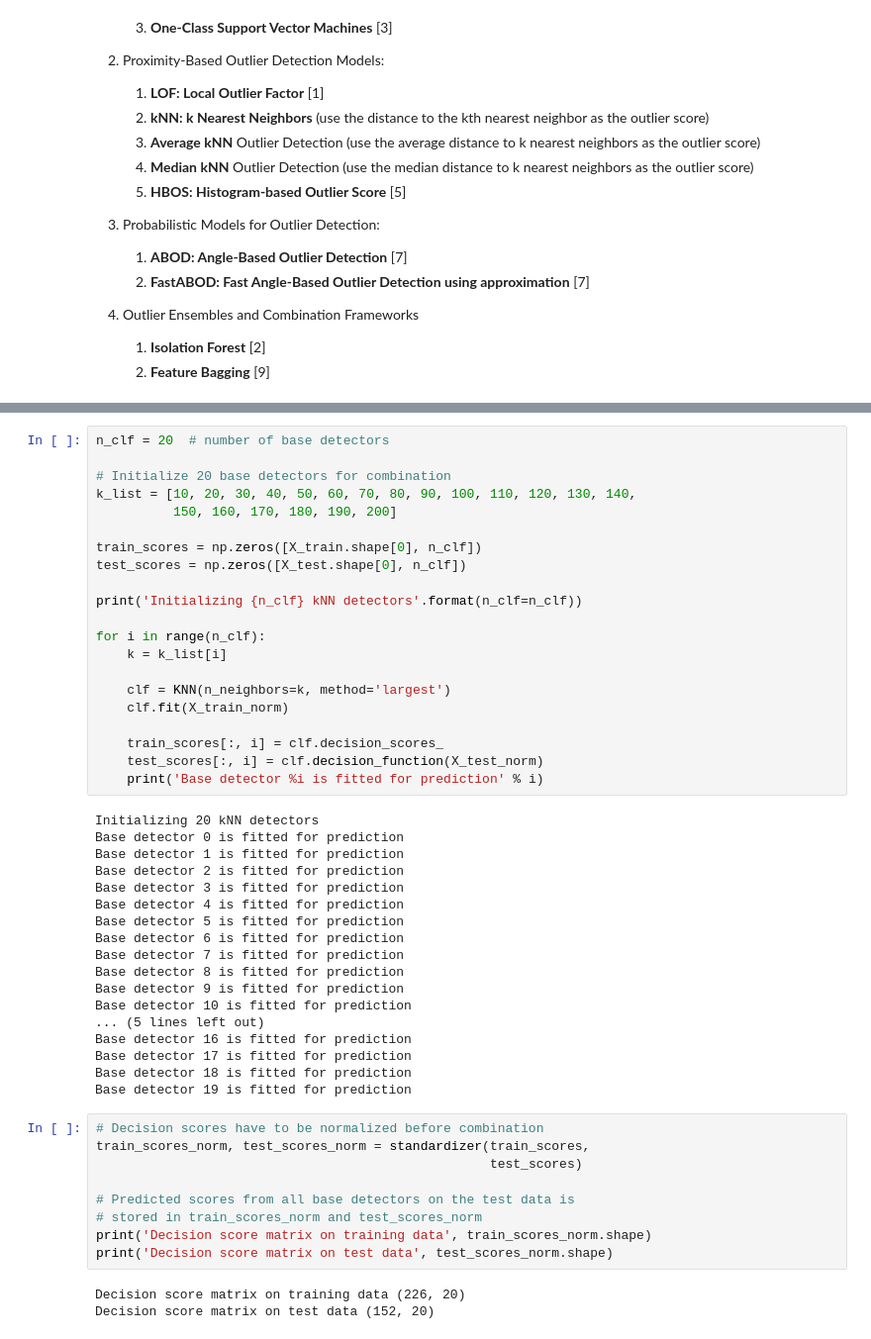
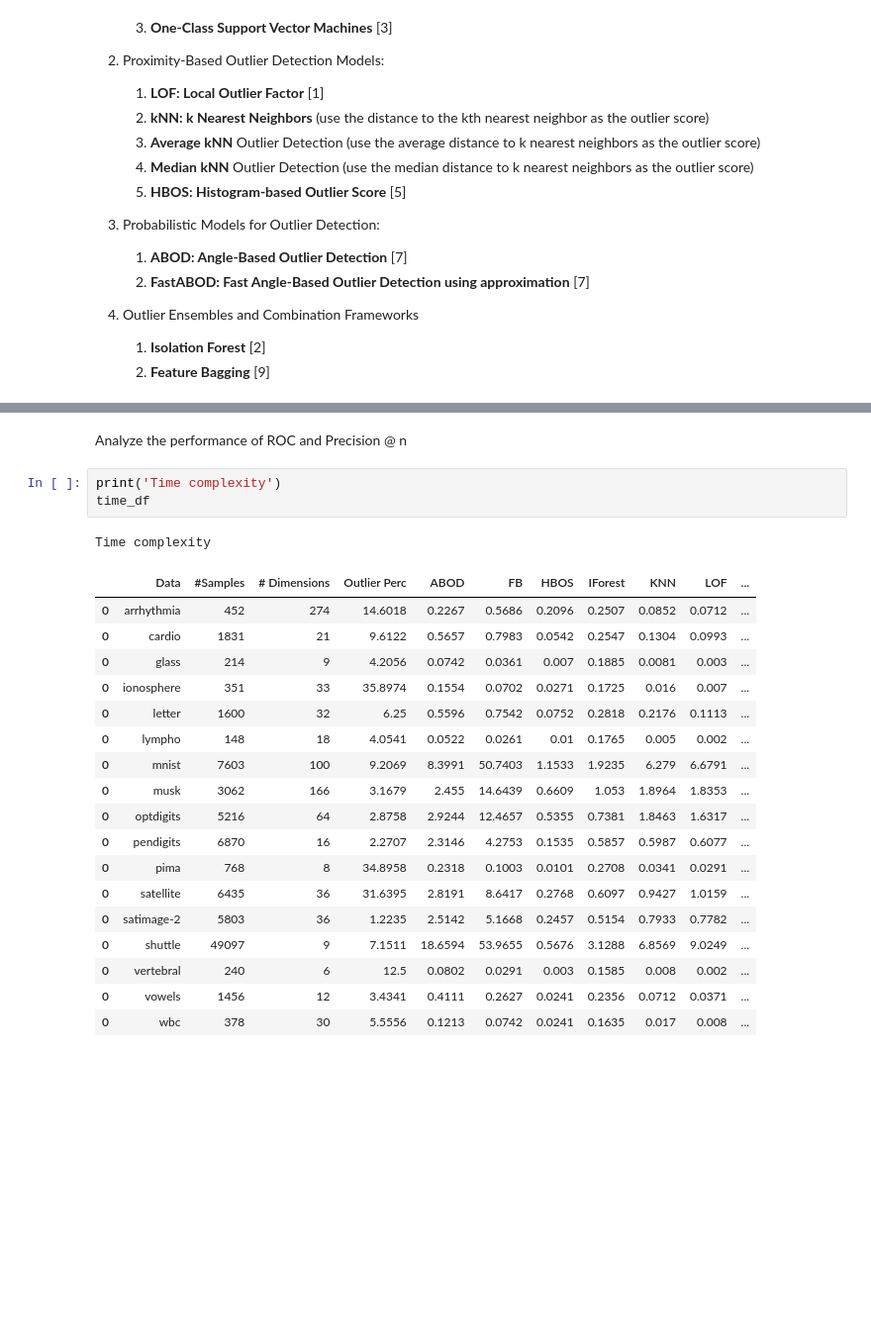
Before and after one commit to yzhao062/pyod, a Jupyter notebook: notebooks/Benchmark.ipynb, the cells around one changed output, grey strips where cells are left out. Shown at 99% size. Cells and saved outputs as stored; diff of their text form; blank space fills up the shorter version.

```diff
--- a/notebooks/Benchmark.ipynb
+++ b/notebooks/Benchmark.ipynb
@@ -164,51 +187,25 @@ Test data: (152, 30) (152,)
-# %%
-n_clf = 20  # number of base detectors
-
-# Initialize 20 base detectors for combination
-k_list = [10, 20, 30, 40, 50, 60, 70, 80, 90, 100, 110, 120, 130, 140,
-          150, 160, 170, 180, 190, 200]
-
-train_scores = np.zeros([X_train.shape[0], n_clf])
-test_scores = np.zeros([X_test.shape[0], n_clf])
-
-print('Initializing {n_clf} kNN detectors'.format(n_clf=n_clf))
-
-for i in range(n_clf):
-    k = k_list[i]
-
-    clf = KNN(n_neighbors=k, method='largest')
-    clf.fit(X_train_norm)
-
-    train_scores[:, i] = clf.decision_scores_
-    test_scores[:, i] = clf.decision_function(X_test_norm)
-    print('Base detector %i is fitted for prediction' % i)
-# %% [output]
-Initializing 20 kNN detectors
-Base detector 0 is fitted for prediction
-Base detector 1 is fitted for prediction
-Base detector 2 is fitted for prediction
-Base detector 3 is fitted for prediction
-Base detector 4 is fitted for prediction
-Base detector 5 is fitted for prediction
-Base detector 6 is fitted for prediction
-Base detector 7 is fitted for prediction
-Base detector 8 is fitted for prediction
-Base detector 9 is fitted for prediction
-Base detector 10 is fitted for prediction
-... (5 lines left out)
-Base detector 16 is fitted for prediction
-Base detector 17 is fitted for prediction
-Base detector 18 is fitted for prediction
-Base detector 19 is fitted for prediction
-# %%
-# Decision scores have to be normalized before combination
-train_scores_norm, test_scores_norm = standardizer(train_scores,
-                                                   test_scores)
-
-# Predicted scores from all base detectors on the test data is
-# stored in train_scores_norm and test_scores_norm
-print('Decision score matrix on training data', train_scores_norm.shape)
-print('Decision score matrix on test data', test_scores_norm.shape)
-# %% [output]
-Decision score matrix on training data (226, 20)
-Decision score matrix on test data (152, 20)
+# %% [markdown]
+Analyze the performance of ROC and Precision @ n
+# %%
+print('Time complexity')
+time_df
+# %% [output]
+Time complexity
+|  | Data | #Samples | # Dimensions | Outlier Perc | ABOD | FB | HBOS | IForest | KNN | LOF | ... |
+| 0 | arrhythmia | 452 | 274 | 14.6018 | 0.2267 | 0.5686 | 0.2096 | 0.2507 | 0.0852 | 0.0712 | ... |
+| 0 | cardio | 1831 | 21 | 9.6122 | 0.5657 | 0.7983 | 0.0542 | 0.2547 | 0.1304 | 0.0993 | ... |
+| 0 | glass | 214 | 9 | 4.2056 | 0.0742 | 0.0361 | 0.007 | 0.1885 | 0.0081 | 0.003 | ... |
+| 0 | ionosphere | 351 | 33 | 35.8974 | 0.1554 | 0.0702 | 0.0271 | 0.1725 | 0.016 | 0.007 | ... |
+| 0 | letter | 1600 | 32 | 6.25 | 0.5596 | 0.7542 | 0.0752 | 0.2818 | 0.2176 | 0.1113 | ... |
+| 0 | lympho | 148 | 18 | 4.0541 | 0.0522 | 0.0261 | 0.01 | 0.1765 | 0.005 | 0.002 | ... |
+| 0 | mnist | 7603 | 100 | 9.2069 | 8.3991 | 50.7403 | 1.1533 | 1.9235 | 6.279 | 6.6791 | ... |
+| 0 | musk | 3062 | 166 | 3.1679 | 2.455 | 14.6439 | 0.6609 | 1.053 | 1.8964 | 1.8353 | ... |
+| 0 | optdigits | 5216 | 64 | 2.8758 | 2.9244 | 12.4657 | 0.5355 | 0.7381 | 1.8463 | 1.6317 | ... |
+| 0 | pendigits | 6870 | 16 | 2.2707 | 2.3146 | 4.2753 | 0.1535 | 0.5857 | 0.5987 | 0.6077 | ... |
+| 0 | pima | 768 | 8 | 34.8958 | 0.2318 | 0.1003 | 0.0101 | 0.2708 | 0.0341 | 0.0291 | ... |
+| 0 | satellite | 6435 | 36 | 31.6395 | 2.8191 | 8.6417 | 0.2768 | 0.6097 | 0.9427 | 1.0159 | ... |
+| 0 | satimage-2 | 5803 | 36 | 1.2235 | 2.5142 | 5.1668 | 0.2457 | 0.5154 | 0.7933 | 0.7782 | ... |
+| 0 | shuttle | 49097 | 9 | 7.1511 | 18.6594 | 53.9655 | 0.5676 | 3.1288 | 6.8569 | 9.0249 | ... |
+| 0 | vertebral | 240 | 6 | 12.5 | 0.0802 | 0.0291 | 0.003 | 0.1585 | 0.008 | 0.002 | ... |
+| 0 | vowels | 1456 | 12 | 3.4341 | 0.4111 | 0.2627 | 0.0241 | 0.2356 | 0.0712 | 0.0371 | ... |
+| 0 | wbc | 378 | 30 | 5.5556 | 0.1213 | 0.0742 | 0.0241 | 0.1635 | 0.017 | 0.008 | ... |
```
Also changed, not shown: parts of 5 cells of this notebook, 1 other file.
